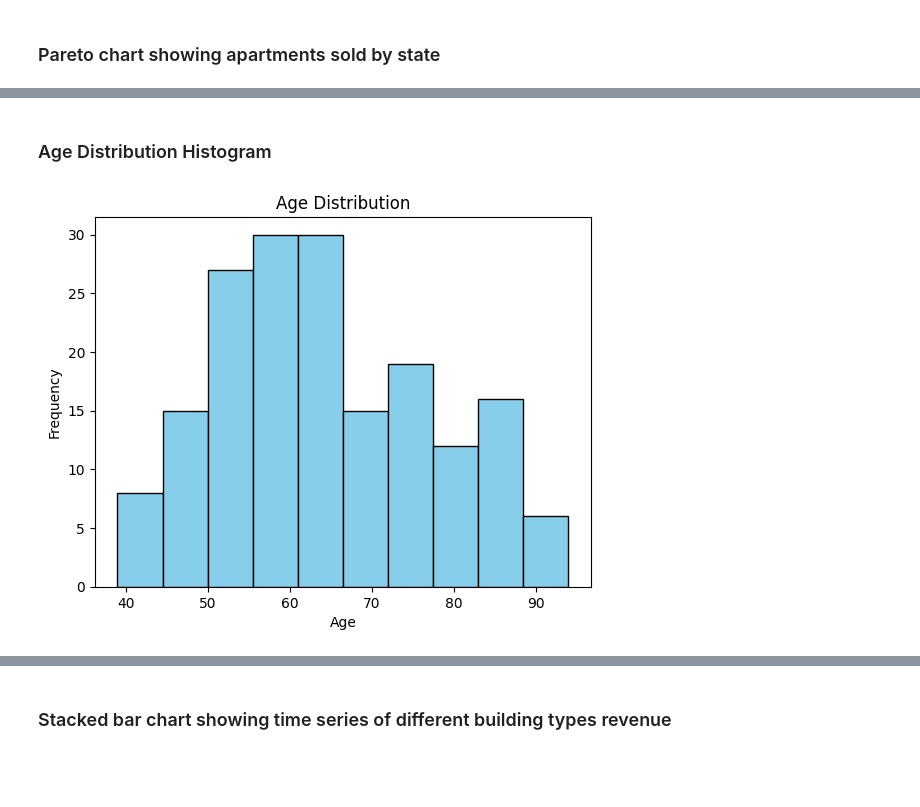
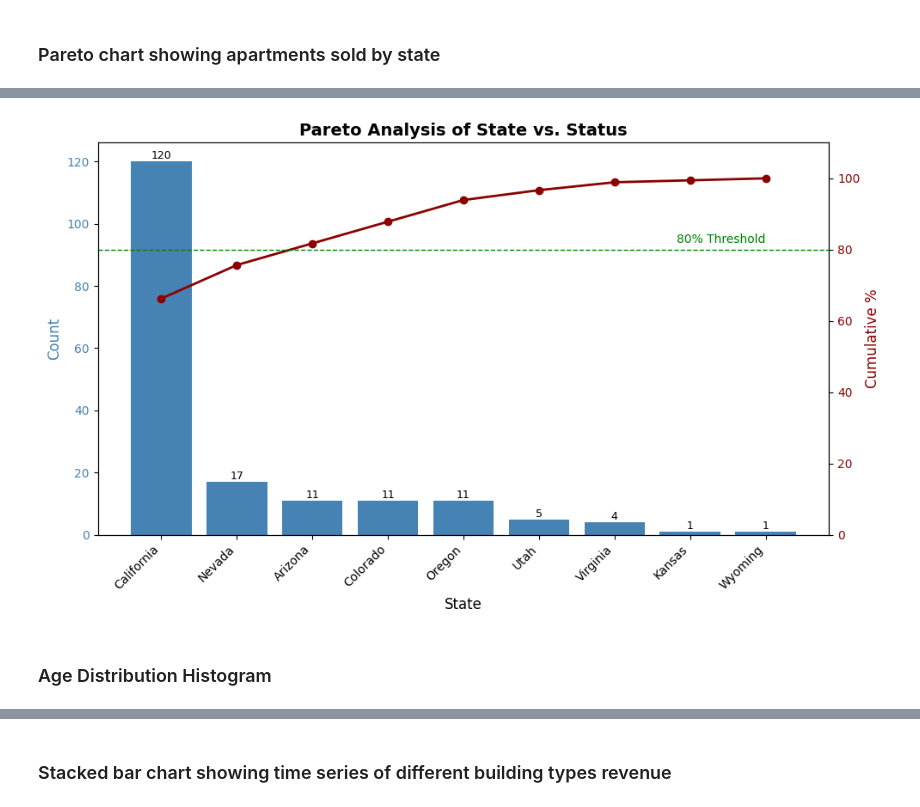
Before and after one commit to ahmed-h1ndy/real-estate-analysis, a Jupyter notebook: real_estate_analysis.ipynb, the cells around one changed output, grey strips where cells are left out. Drawn from its saved outputs; the diff is of its cells as text; code cells hidden in the pictures; blank space fills up the shorter version.

```diff
--- a/real_estate_analysis.ipynb
+++ b/real_estate_analysis.ipynb
@@ -630,10 +670,46 @@ plt.show()
+# %%
+# Group the data
+grouped = merged_data.groupby(['state', 'status'])['status'].count().reset_index(name='count')
+
+# Sort data
+grouped = grouped.sort_values(by='count', ascending=False)
+
+# Add cumulative %
+grouped['cumperc'] = grouped['count'].cumsum() / grouped['count'].sum() * 100
+
+# Create Pareto chart
+fig, ax1 = plt.subplots(figsize=(10, 6))
+
+# Bar chart for counts
+bars = ax1.bar(grouped['state'], grouped['count'], color='steelblue')
+ax1.set_xlabel("State", fontsize=12)
+ax1.set_ylabel("Count", fontsize=12, color='steelblue')
+ax1.tick_params(axis='y', labelcolor='steelblue')
+ax1.set_xticklabels(grouped['state'], rotation=45, ha='right')
+
+# Add count labels above bars
+for bar in bars:
+    height = bar.get_height()
+    ax1.text(bar.get_x() + bar.get_width()/2, height, f"{height:,}",
+             ha='center', va='bottom', fontsize=9)
+
+# Line chart for cumulative %
+ax2 = ax1.twinx()
+ax2.plot(grouped['state'], grouped['cumperc'], color='darkred', marker='o', linewidth=2)
+ax2.set_ylabel("Cumulative %", fontsize=12, color='darkred')
+ax2.tick_params(axis='y', labelcolor='darkred')
+ax2.set_ylim(0, 110)
+
+# Add 80% threshold line
+ax2.axhline(80, color='green', linestyle='--', linewidth=1)
+ax2.text(len(grouped)-1, 82, "80% Threshold", color='green', fontsize=10, ha='right')
+
+# Title
+plt.title("Pareto Analysis of State vs. Status", fontsize=14, fontweight='bold')
+
+plt.tight_layout()
+plt.show()
+# %% [output]
+[figure, added]
 # %% [markdown]
 ### Age Distribution Histogram
-# %%
-plt.hist(merged_data['age'], bins = 10, color = 'skyblue', edgecolor = 'black')
-plt.xlabel("Age")
-plt.ylabel("Frequency")
-plt.title("Age Distribution")
-plt.show()
-# %% [output]
-[figure, removed]
```
Also changed, not shown: parts of 33 cells of this notebook.
